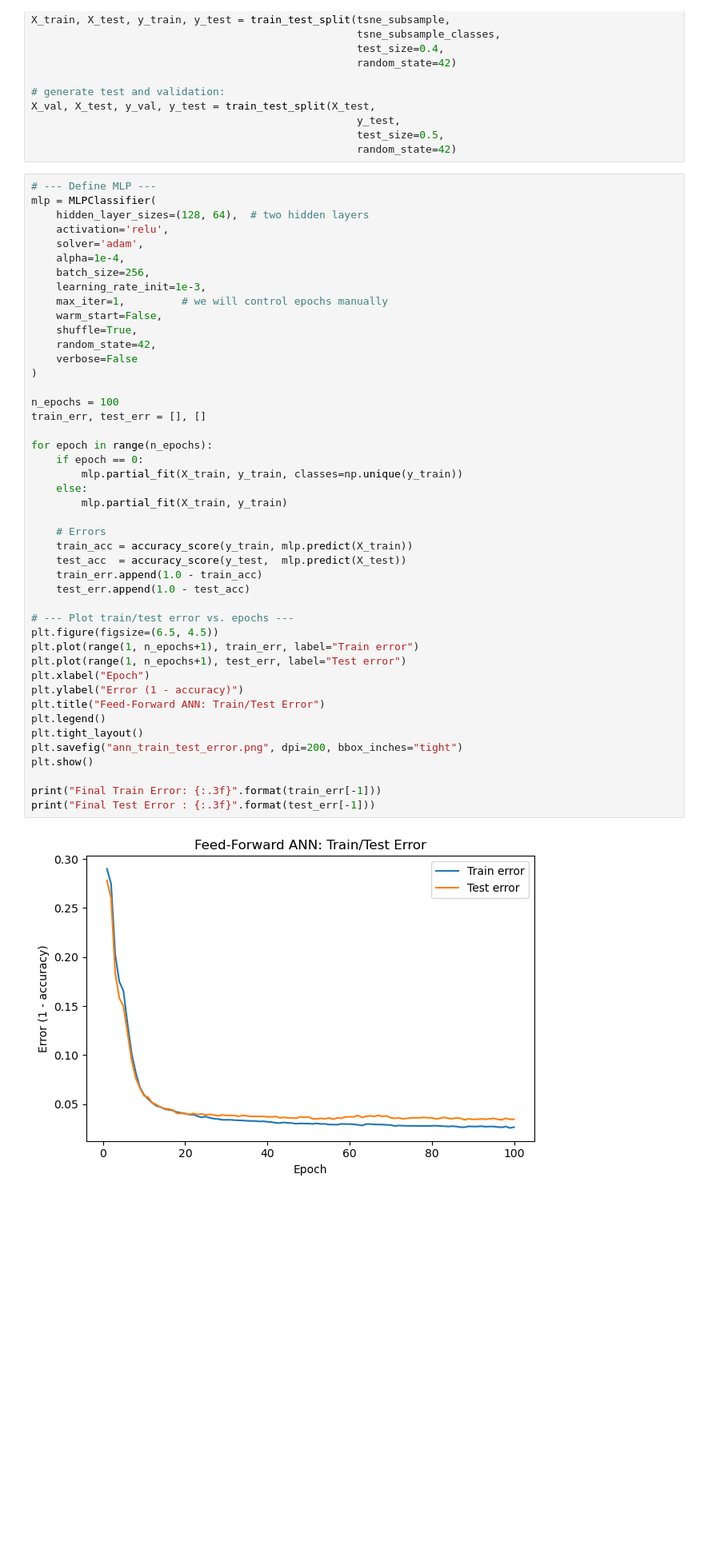
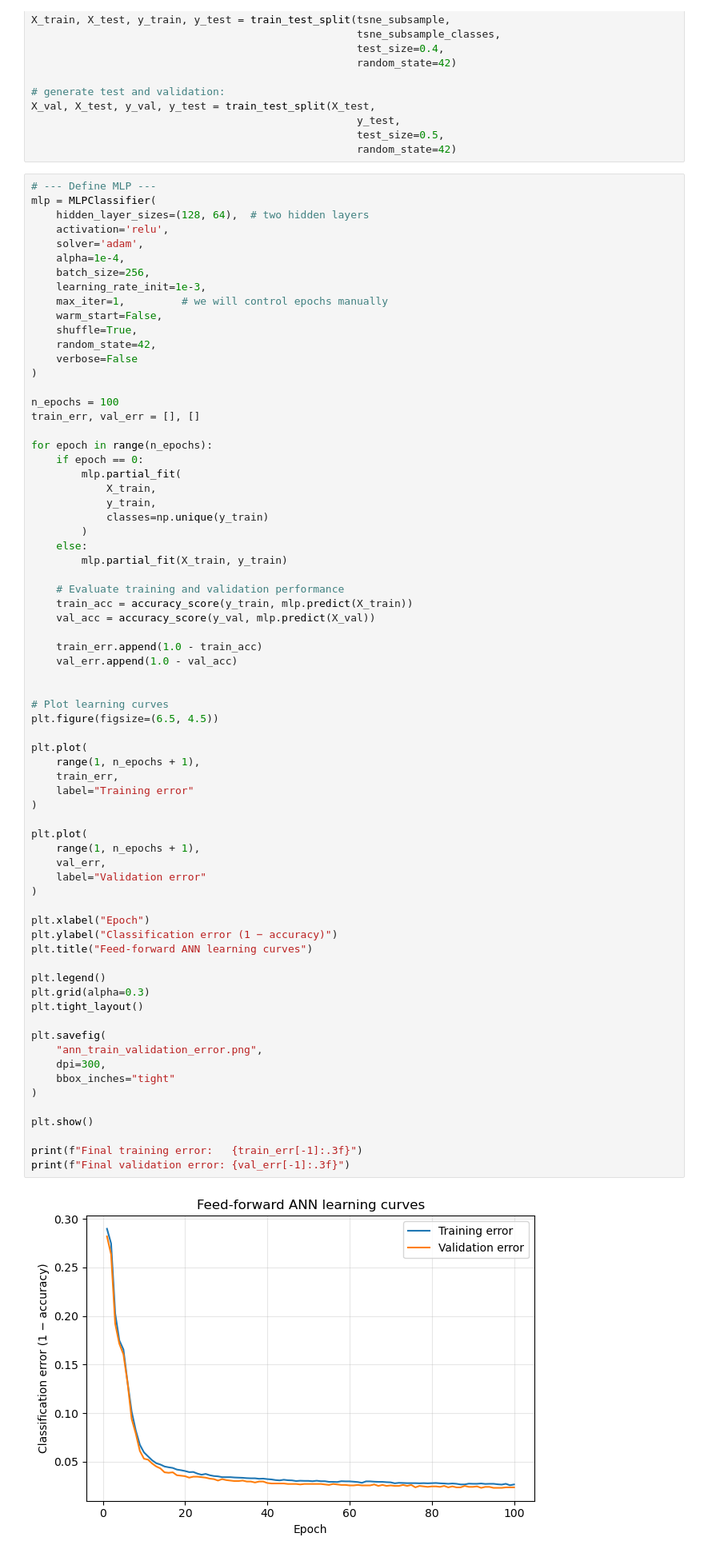
Before and after one commit to Pawelbure/github_repo_EJP_AI-in-physics_v3, a Jupyter notebook: SupervisedML_1_Classifying-astronomical-objects/Supervised_ML_Classifying-astronomical-objects_ANN_validated.ipynb, the cells around one changed output. Shown at 80% size. Saved outputs shown, nothing was run; the diff lists cells and outputs as text; blank space fills up the shorter version.

```diff
--- a/SupervisedML_1_Classifying-astronomical-objects/Supervised_ML_Classifying-astronomical-objects_ANN_validated.ipynb
+++ b/SupervisedML_1_Classifying-astronomical-objects/Supervised_ML_Classifying-astronomical-objects_ANN_validated.ipynb
@@ -75,44 +75,69 @@ mlp = MLPClassifier(
     hidden_layer_sizes=(128, 64),  # two hidden layers
     activation='relu',
     solver='adam',
     alpha=1e-4,
     batch_size=256,
     learning_rate_init=1e-3,
     max_iter=1,         # we will control epochs manually
     warm_start=False,
     shuffle=True,
     random_state=42,
     verbose=False
 )
 
 n_epochs = 100
-train_err, test_err = [], []
+train_err, val_err = [], []
 
 for epoch in range(n_epochs):
     if epoch == 0:
-        mlp.partial_fit(X_train, y_train, classes=np.unique(y_train))
+        mlp.partial_fit(
+            X_train,
+            y_train,
+            classes=np.unique(y_train)
+        )
     else:
         mlp.partial_fit(X_train, y_train)
 
-    # Errors
+    # Evaluate training and validation performance
     train_acc = accuracy_score(y_train, mlp.predict(X_train))
-    test_acc  = accuracy_score(y_test,  mlp.predict(X_test))
+    val_acc = accuracy_score(y_val, mlp.predict(X_val))
+
     train_err.append(1.0 - train_acc)
-    test_err.append(1.0 - test_acc)
+    val_err.append(1.0 - val_acc)
 
-# --- Plot train/test error vs. epochs ---
+
+# Plot learning curves
 plt.figure(figsize=(6.5, 4.5))
-plt.plot(range(1, n_epochs+1), train_err, label="Train error")
-plt.plot(range(1, n_epochs+1), test_err, label="Test error")
+
+plt.plot(
+    range(1, n_epochs + 1),
+    train_err,
+    label="Training error"
+)
+
+plt.plot(
+    range(1, n_epochs + 1),
+    val_err,
+    label="Validation error"
+)
+
 plt.xlabel("Epoch")
-plt.ylabel("Error (1 - accuracy)")
-plt.title("Feed-Forward ANN: Train/Test Error")
+plt.ylabel("Classification error (1 − accuracy)")
+plt.title("Feed-forward ANN learning curves")
+
 plt.legend()
+plt.grid(alpha=0.3)
 plt.tight_layout()
-plt.savefig("ann_train_test_error.png", dpi=200, bbox_inches="tight")
+
+plt.savefig(
+    "ann_train_validation_error.png",
+    dpi=300,
+    bbox_inches="tight"
+)
+
 plt.show()
 
-print("Final Train Error: {:.3f}".format(train_err[-1]))
-print("Final Test Error : {:.3f}".format(test_err[-1]))
+print(f"Final training error:   {train_err[-1]:.3f}")
+print(f"Final validation error: {val_err[-1]:.3f}")
 # %% [output]
-[figure, old version]
+[figure, new version]
```
Also changed, not shown: parts of 6 cells of this notebook, 4 other files.
